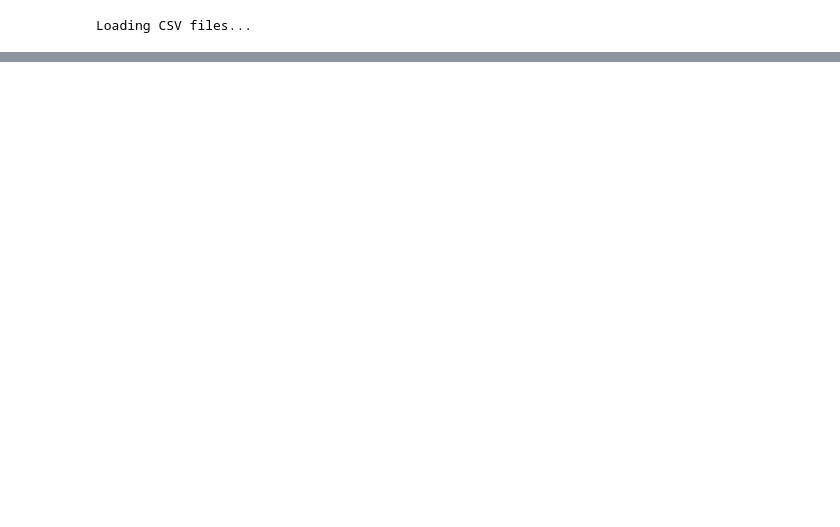
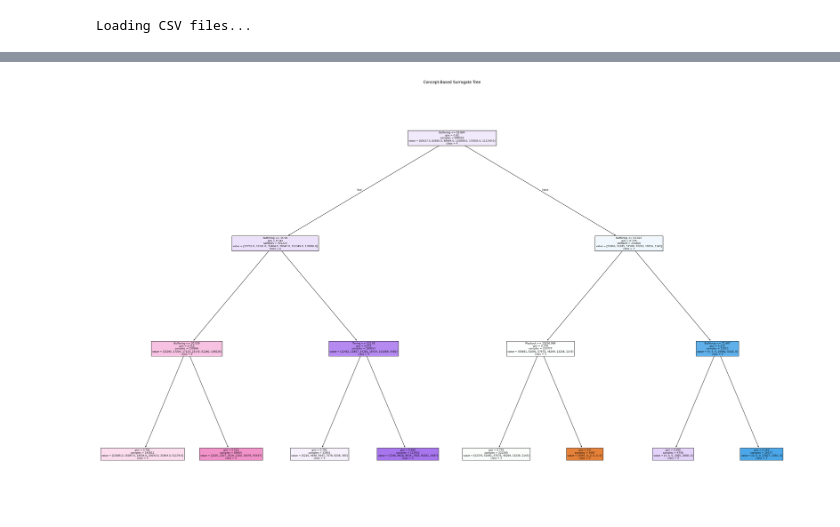
Before and after one commit to huangderful/293N-YT-ABR-Prediction, a Jupyter notebook: requet_trustee_pipeline.ipynb, the cells around one changed output, grey strips where cells are left out. Cells and saved outputs as stored; diff of their text form; code cells hidden in the pictures; blank space fills up the shorter version.

```diff
--- a/requet_trustee_pipeline.ipynb
+++ b/requet_trustee_pipeline.ipynb
@@ -442,0 +197,27 @@ DecisionTreeClassifier(random_state=0)
+# %%
+concept_dict = {
+    'TrafficSent': [f'BytesSent{i}' for i in range(26)] + [f'PacketsSent{i}' for i in range(26)],
+    'TrafficReceived': [f'BytesReceived{i}' for i in range(26)] + [f'PacketsReceived{i}' for i in range(26)],
+    'Buffering': ['BufferHealth', 'BufferProgress'],
+    'Playback': ['PlaybackProgress', 'Length', 'Paused', 'Playing'],
+    'Timing': ['RelativeTime'],  # Could include more if other time columns existed
+}
+
+for concept, features in concept_dict.items():
+    concept_dict[concept] = [f for f in features if f in X.columns]
+# %%
+def make_concept_features(X, concept_dict, agg='mean'):
+    X_concepts = pd.DataFrame(index=X.index)
+    for concept, cols in concept_dict.items():
+        valid_cols = [col for col in cols if col in X.columns]
+        if not valid_cols:
+            continue
+        if agg == 'mean':
+            X_concepts[concept] = X[valid_cols].mean(axis=1)
+        elif agg == 'max':
+            X_concepts[concept] = X[valid_cols].max(axis=1)
+        elif agg == 'sum':
+            X_concepts[concept] = X[valid_cols].sum(axis=1)
+    return X_concepts
+
+X_test_concepts = make_concept_features(X_test, concept_dict)
@@ -442,0 +241,17 @@ DecisionTreeClassifier(random_state=0)
+# %%
+from sklearn.tree import DecisionTreeClassifier, plot_tree
+
+# Train a small decision tree on concept features
+surrogate = DecisionTreeClassifier(max_depth=3, random_state=0)
+surrogate.fit(X_test_concepts, y_test)
+
+# Visualize the surrogate tree
+plt.figure(figsize=(40, 24))
+plot_tree(surrogate,
+          feature_names=X_test_concepts.columns,
+          filled=True,
+          class_names=[str(cls) for cls in sorted(y_test.unique())])
+plt.title("Concept-Based Surrogate Tree")
+plt.show()
+# %% [output]
+[figure, added]
```
Also changed, not shown: parts of 20 cells of this notebook.
